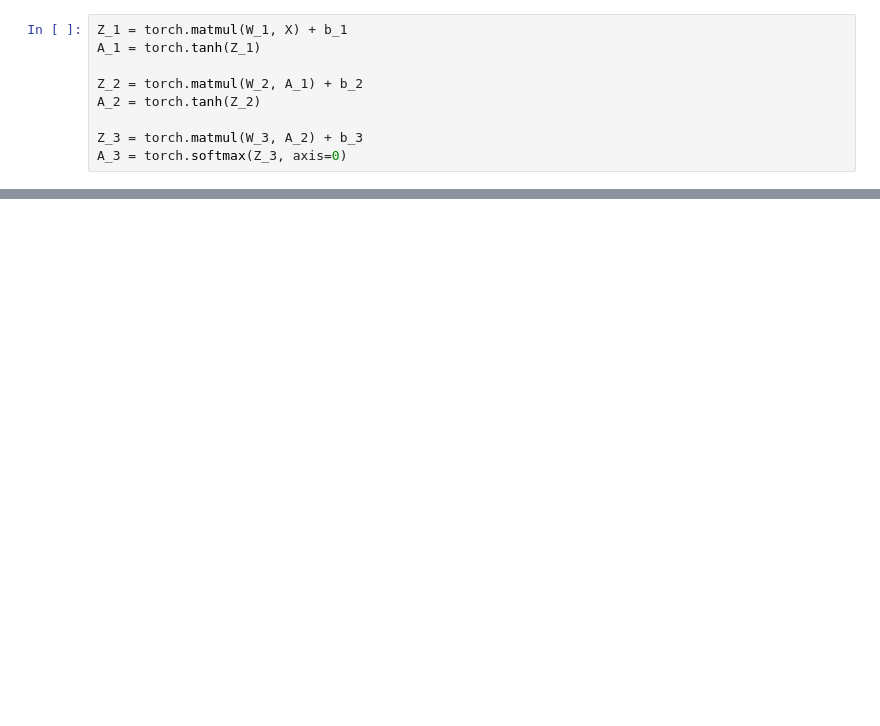
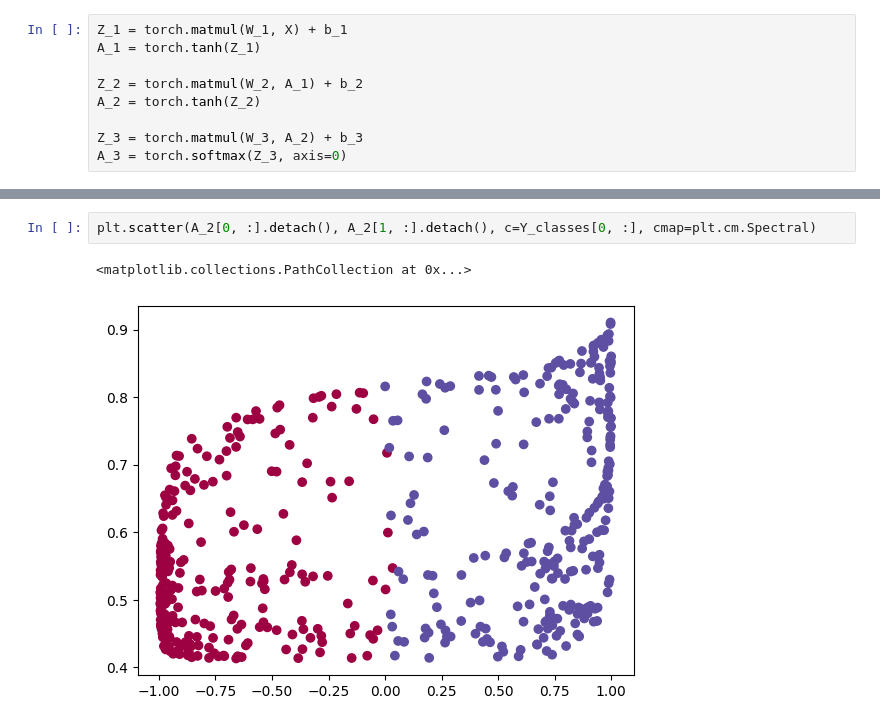
Before and after one commit to alxndrTL/Cours-Reseaux-de-Neurones, a Jupyter notebook: viz_2.ipynb, the cells around one changed output, grey strips where cells are left out. Drawn from its saved outputs; the diff is of its cells as text; blank space fills up the shorter version.

```diff
--- a/viz_2.ipynb
+++ b/viz_2.ipynb
@@ -145,0 +146,5 @@ plt.scatter(Z_2[0, :].detach(), Z_2[1, :].detach(), c=Y_classes[0, :], cmap=plt.
+# %%
+plt.scatter(A_2[0, :].detach(), A_2[1, :].detach(), c=Y_classes[0, :], cmap=plt.cm.Spectral)
+# %% [output]
+<matplotlib.collections.PathCollection at 0x...>
+[figure, added]
```
Also changed, not shown: parts of 5 cells of this notebook.
